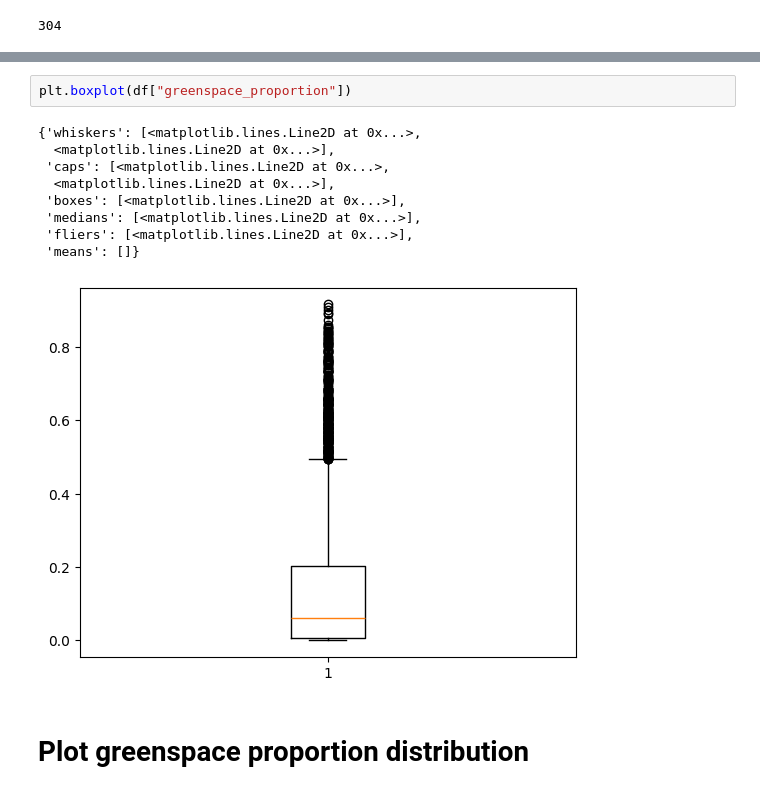
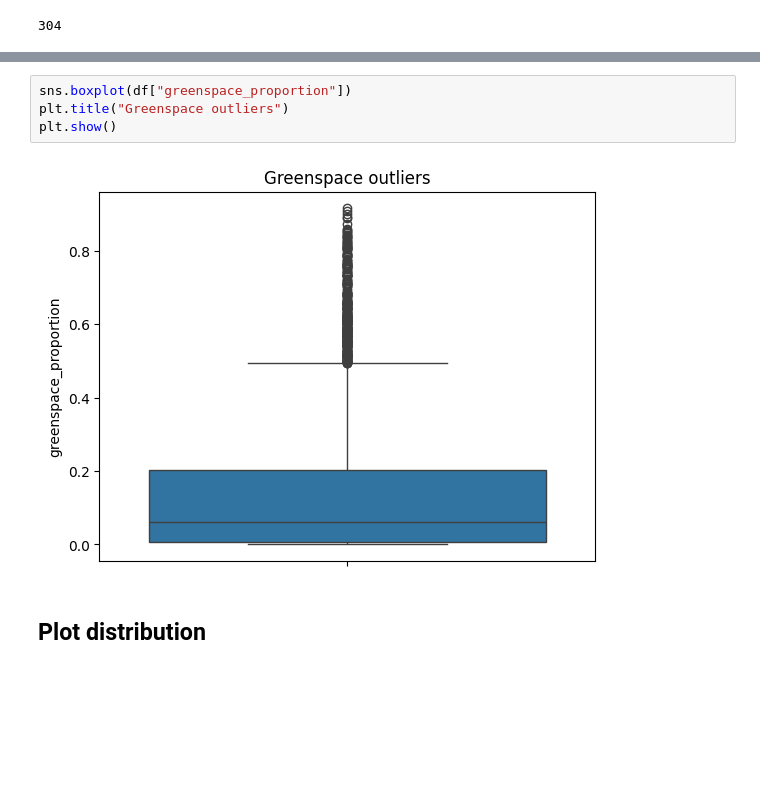
Before and after one commit to NathanDean/greenspace, a Jupyter notebook: 04_exploratory_data_analysis.ipynb, the cells around one changed output, grey strips where cells are left out. Saved outputs shown, nothing was run; the diff lists cells and outputs as text; blank space fills up the shorter version.

```diff
--- a/04_exploratory_data_analysis.ipynb
+++ b/04_exploratory_data_analysis.ipynb
@@ -73,14 +68,8 @@ print(len(gp_outliers))
-# %%
-plt.boxplot(df["greenspace_proportion"])
-# %% [output]
-{'whiskers': [<matplotlib.lines.Line2D at 0x...>,
-  <matplotlib.lines.Line2D at 0x...>],
- 'caps': [<matplotlib.lines.Line2D at 0x...>,
-  <matplotlib.lines.Line2D at 0x...>],
- 'boxes': [<matplotlib.lines.Line2D at 0x...>],
- 'medians': [<matplotlib.lines.Line2D at 0x...>],
- 'fliers': [<matplotlib.lines.Line2D at 0x...>],
- 'means': []}
-[figure, removed]
+# %%
+sns.boxplot(df["greenspace_proportion"])
+plt.title("Greenspace outliers")
+plt.show()
+# %% [output]
+[figure, added]
 # %% [markdown]
-# Plot greenspace proportion distribution
+## Plot distribution
```
Also changed, not shown: parts of 34 cells of this notebook, 15 other files.
